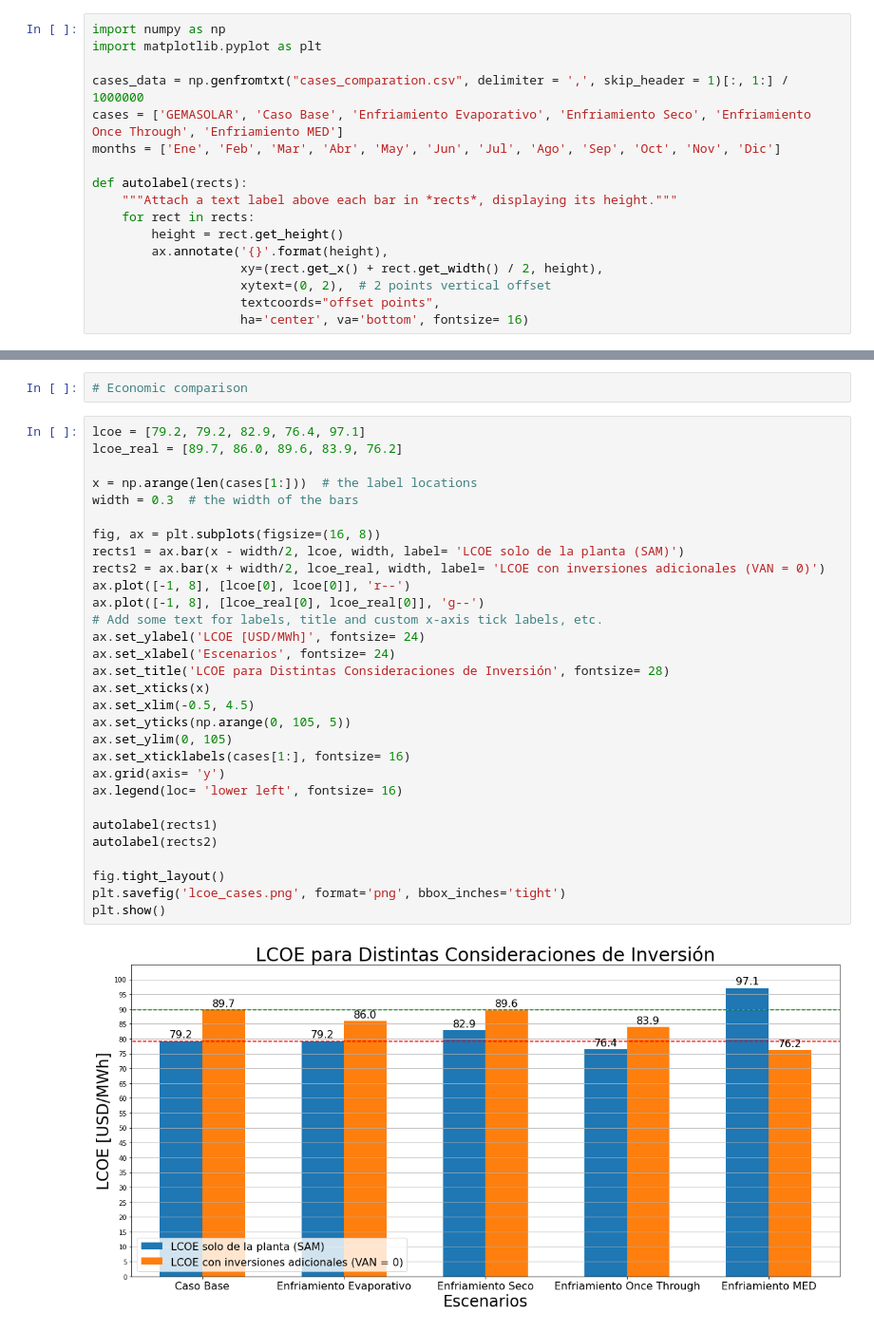
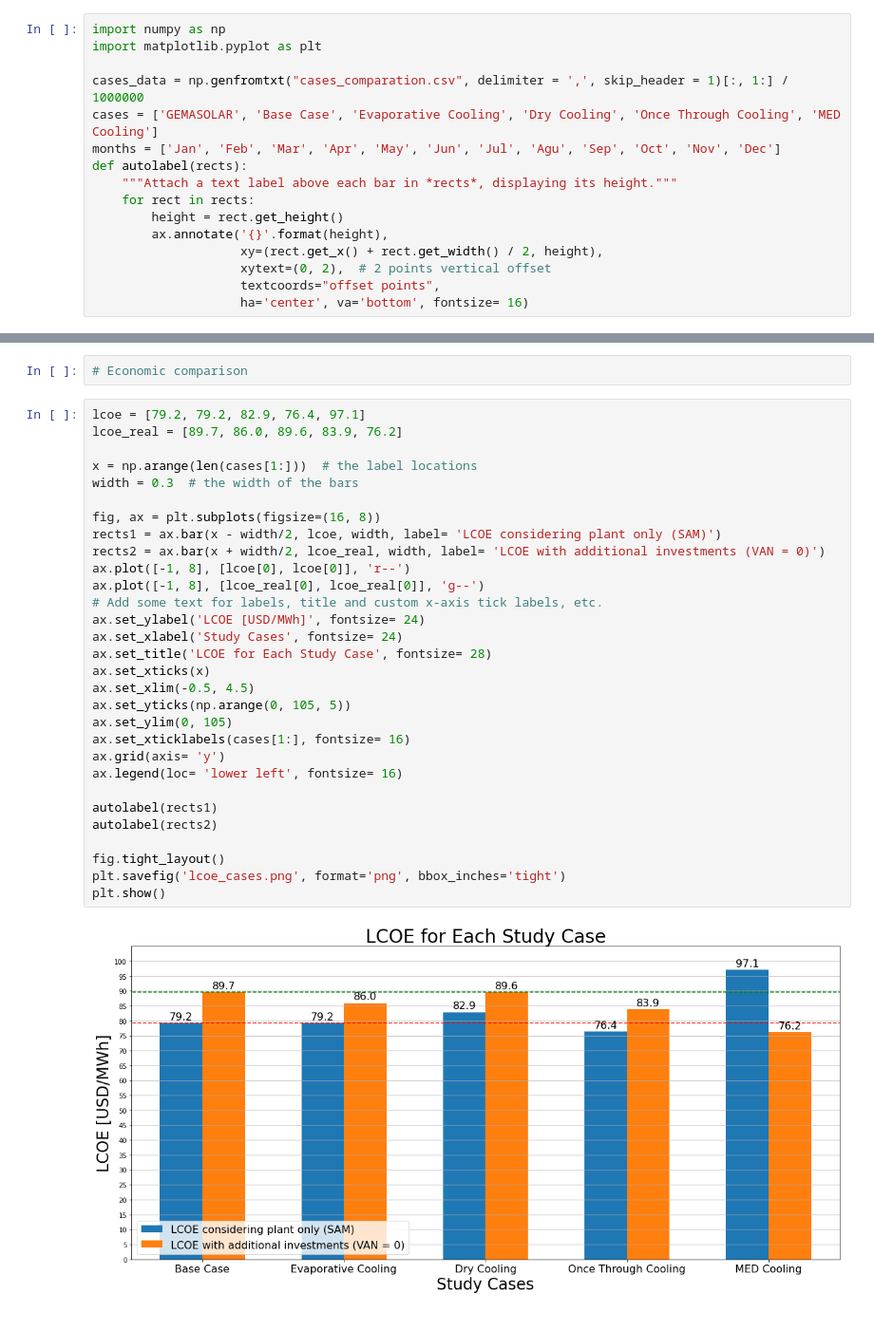
Before and after one commit to georgegacitua/CSP_data, a Jupyter notebook: CSP_comparison.ipynb, the cells around one changed output, grey strips where cells are left out. Shown: that part at 95% size. Drawn from its saved outputs; the diff is of its cells as text.

```diff
--- a/CSP_comparison.ipynb
+++ b/CSP_comparison.ipynb
@@ -3,9 +3,8 @@ import numpy as np
 import matplotlib.pyplot as plt
 
 cases_data = np.genfromtxt("cases_comparation.csv", delimiter = ',', skip_header = 1)[:, 1:] / 1000000
-cases = ['GEMASOLAR', 'Caso Base', 'Enfriamiento Evaporativo', 'Enfriamiento Seco', 'Enfriamiento Once Through', 'Enfriamiento MED']
-months = ['Ene', 'Feb', 'Mar', 'Abr', 'May', 'Jun', 'Jul', 'Ago', 'Sep', 'Oct', 'Nov', 'Dic']
-
+cases = ['GEMASOLAR', 'Base Case', 'Evaporative Cooling', 'Dry Cooling', 'Once Through Cooling', 'MED Cooling']
+months = ['Jan', 'Feb', 'Mar', 'Apr', 'May', 'Jun', 'Jul', 'Agu', 'Sep', 'Oct', 'Nov', 'Dec']
 def autolabel(rects):
     """Attach a text label above each bar in *rects*, displaying its height."""
     for rect in rects:
@@ -195,32 +194,32 @@ plt.show()
 # %%
 lcoe = [79.2, 79.2, 82.9, 76.4, 97.1]
 lcoe_real = [89.7, 86.0, 89.6, 83.9, 76.2]
 
 x = np.arange(len(cases[1:]))  # the label locations
 width = 0.3  # the width of the bars
 
 fig, ax = plt.subplots(figsize=(16, 8))
-rects1 = ax.bar(x - width/2, lcoe, width, label= 'LCOE solo de la planta (SAM)')
-rects2 = ax.bar(x + width/2, lcoe_real, width, label= 'LCOE con inversiones adicionales (VAN = 0)')
+rects1 = ax.bar(x - width/2, lcoe, width, label= 'LCOE considering plant only (SAM)')
+rects2 = ax.bar(x + width/2, lcoe_real, width, label= 'LCOE with additional investments (VAN = 0)')
 ax.plot([-1, 8], [lcoe[0], lcoe[0]], 'r--')
 ax.plot([-1, 8], [lcoe_real[0], lcoe_real[0]], 'g--')
 # Add some text for labels, title and custom x-axis tick labels, etc.
 ax.set_ylabel('LCOE [USD/MWh]', fontsize= 24)
-ax.set_xlabel('Escenarios', fontsize= 24)
-ax.set_title('LCOE para Distintas Consideraciones de Inversión', fontsize= 28)
+ax.set_xlabel('Study Cases', fontsize= 24)
+ax.set_title('LCOE for Each Study Case', fontsize= 28)
 ax.set_xticks(x)
 ax.set_xlim(-0.5, 4.5)
 ax.set_yticks(np.arange(0, 105, 5))
 ax.set_ylim(0, 105)
 ax.set_xticklabels(cases[1:], fontsize= 16)
 ax.grid(axis= 'y')
 ax.legend(loc= 'lower left', fontsize= 16)
 
 autolabel(rects1)
 autolabel(rects2)
 
 fig.tight_layout()
 plt.savefig('lcoe_cases.png', format='png', bbox_inches='tight')
 plt.show()
 # %% [output]
-[figure, old version]
+[figure, new version]
```
Also changed, not shown: parts of 5 cells of this notebook, 16 other files.
